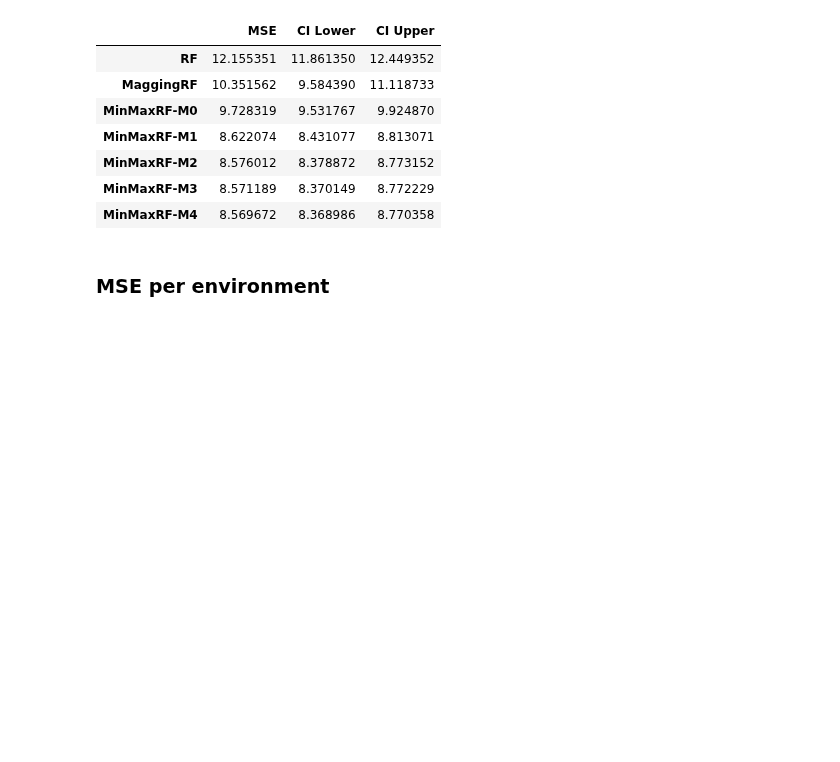
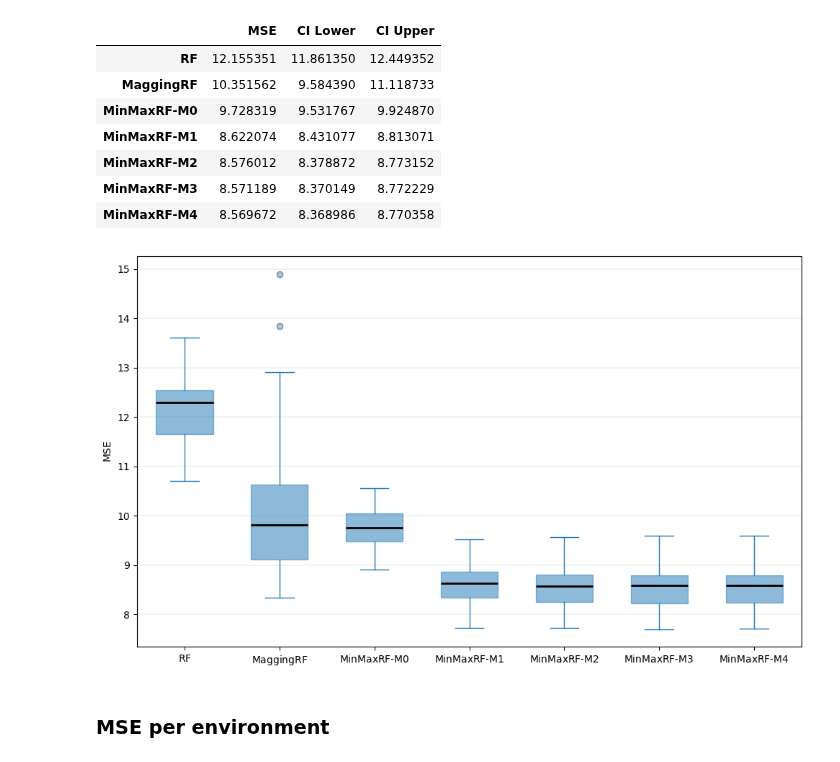
Before and after one commit to francescofreni/nldg, a Jupyter notebook: experiments/results_rf.ipynb, the cells around one changed output. Drawn from its saved outputs; the diff is of its cells as text; code cells hidden in the pictures; blank space fills up the shorter version.

Commit message:
Updated plots

```diff
--- a/experiments/results_rf.ipynb
+++ b/experiments/results_rf.ipynb
@@ -61,7 +63,9 @@ summary_max_mse_df
 | MinMaxRF-M3 | 8.571189 | 8.370149 | 8.772229 |
 | MinMaxRF-M4 | 8.569672 | 8.368986 | 8.770358 |
 # %%
-# plot_max_mse(max_mse_df, saveplot=True)
+plot_max_mse_boxplot(max_mse_df, saveplot=True)
+# %% [output]
+[figure, added]
 # %% [markdown]
 ### MSE per environment
 # %%
```
Also changed, not shown: parts of 1 cell of this notebook, 1 other file.
